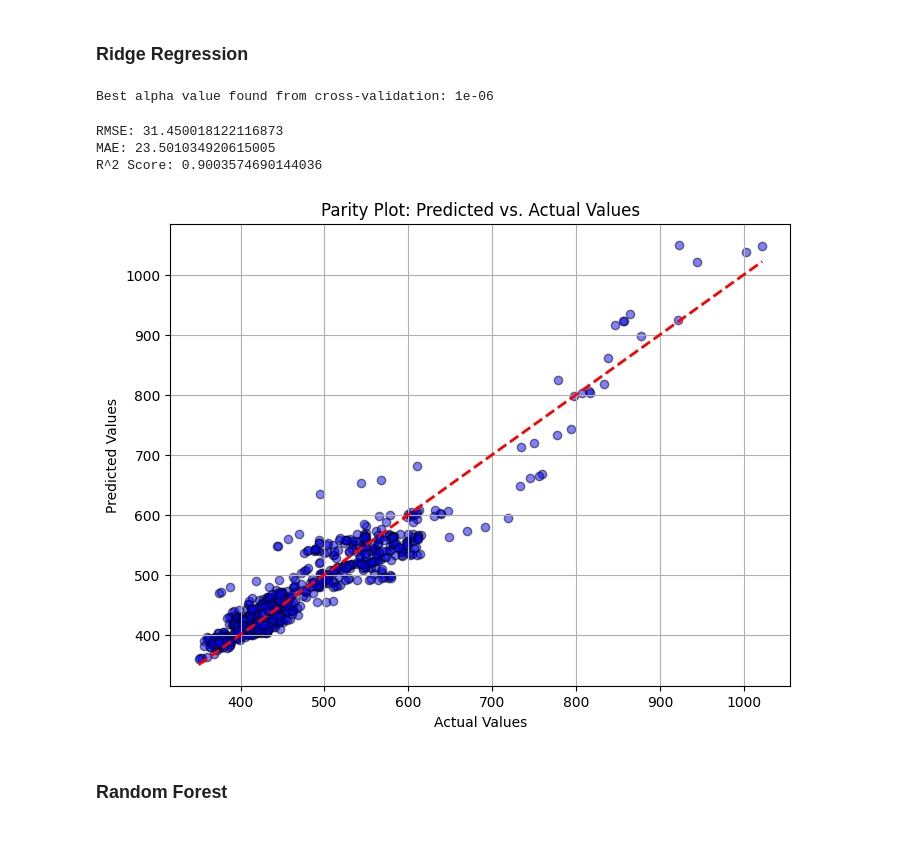
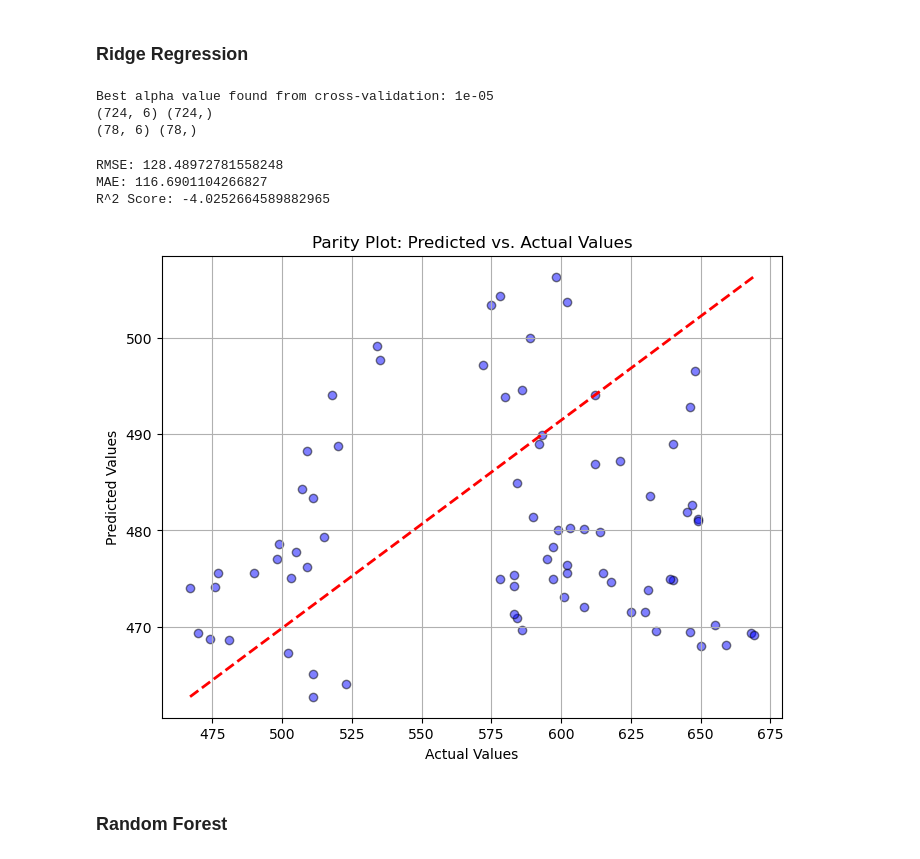
Before and after one commit to chanopsethiwan/RicePricePrediction, a Jupyter notebook: src/ChanopSethiwanA0296969WAssignment2.ipynb, the cells around one changed output. Drawn from its saved outputs; the diff is of its cells as text; code cells hidden in the pictures.

```diff
--- a/src/ChanopSethiwanA0296969WAssignment2.ipynb
+++ b/src/ChanopSethiwanA0296969WAssignment2.ipynb
@@ -969,0 +957,13 @@ NameError: name 'Input' is not defined
+# %%
+# Define the autoencoder
+n_features = X_train_scaled.shape[1]
+encoding_dim = 6  # Number of dimensions to reduce to (similar to PCA's n_components)
+
+# Input layer
+input_layer = Input(shape=(n_features,))
+# Encoding layers
+encoded = Dense(16, activation='relu')(input_layer)  # Intermediate layer
+encoded = Dense(encoding_dim, activation='relu')(encoded)  # Encoded representation
+# Decoding layers
+decoded = Dense(16, activation='relu')(encoded)  # Intermediate layer
+decoded = Dense(n_features, activation='linear')(decoded)  # Reconstructed output
@@ -980,0 +1018,8 @@ print(numeric_data_autoencoder)
+# %%
+# Transform the training and test data using the encoder
+numeric_data_autoencoder_train = encoder.predict(X_train_scaled)
+numeric_data_autoencoder_test = encoder.predict(X_test_scaled)
+
+# Check the shapes of transformed training and testing data
+print("Transformed training data shape:", numeric_data_autoencoder_train.shape)
+print("Transformed test data shape:", numeric_data_autoencoder_test.shape)
@@ -994,41 +1044,50 @@ alphas = np.logspace(-6, 6, 13)  # From 1e-6 to 1e6
 
 # Ridge Regression with cross-validated alpha selection
 ridge_cv = RidgeCV(alphas=alphas, scoring='neg_mean_squared_error', cv=5)  # Using 5-fold CV
-ridge_cv.fit(numeric_data_pca, y)
+# ridge_cv.fit(numeric_data_pca_train, y_train)  # PCA
+ridge_cv.fit(numeric_data_autoencoder_train, y_train) # Autoencoder
+# ridge_cv.fit(X_train, y_train)
 
 # Get the best alpha
 best_alpha = ridge_cv.alpha_
 print(f"Best alpha value found from cross-validation: {best_alpha}")
+print(numeric_data_pca_train.shape, y_train.shape)
+print(numeric_data_pca_test.shape, y_test.shape)
 # %% [output]
-Best alpha value found from cross-validation: 1e-06
+Best alpha value found from cross-validation: 1e-05
+(724, 6) (724,)
+(78, 6) (78,)
 # %%
 # Make predictions on training data
-y_pred = ridge_cv.predict(numeric_data_pca)
+# y_pred = ridge_cv.predict(numeric_data_pca_test) # PCA
+y_pred = ridge_cv.predict(numeric_data_autoencoder_test) # Autoencoder
+# y_pred = ridge_cv.predict(X_test)
+
 
 # Evaluation metrics
-rmse = np.sqrt(mean_squared_error(y, y_pred))
-mae = mean_absolute_error(y, y_pred)
-r2 = r2_score(y, y_pred)
+rmse = np.sqrt(mean_squared_error(y_test, y_pred))
+mae = mean_absolute_error(y_test, y_pred)
+r2 = r2_score(y_test, y_pred)
 
 print(f"RMSE: {rmse}")
 print(f"MAE: {mae}")
 print(f"R^2 Score: {r2}")
 # %% [output]
-RMSE: 31.450018122116873
-MAE: 23.501034920615005
-R^2 Score: 0.9003574690144036
+RMSE: 128.48972781558248
+MAE: 116.6901104266827
+R^2 Score: -4.0252664589882965
 # %%
 # Parity plot
 plt.figure(figsize=(8, 6))
-plt.scatter(y, y_pred, color='blue', alpha=0.5, edgecolor='k')
-plt.plot([min(y), max(y)], [min(y), max(y)], color='red', linestyle='--', linewidth=2)
+plt.scatter(y_test, y_pred, color='blue', alpha=0.5, edgecolor='k')
+plt.plot([min(y_test), max(y_test)], [min(y_pred), max(y_pred)], color='red', linestyle='--', linewidth=2)
 plt.xlabel('Actual Values')
 plt.ylabel('Predicted Values')
 plt.title('Parity Plot: Predicted vs. Actual Values')
 plt.grid()
 plt.show()
 # %% [output]
-[figure, old version]
+[figure, new version]
 # %% [markdown]
 ### Random Forest
 # %%
```
Also changed, not shown: parts of 20 cells of this notebook.
